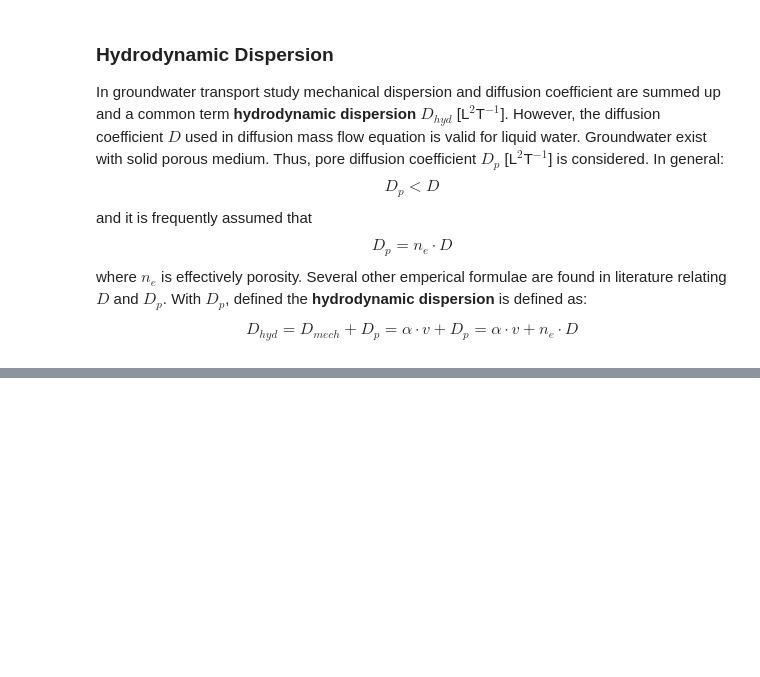
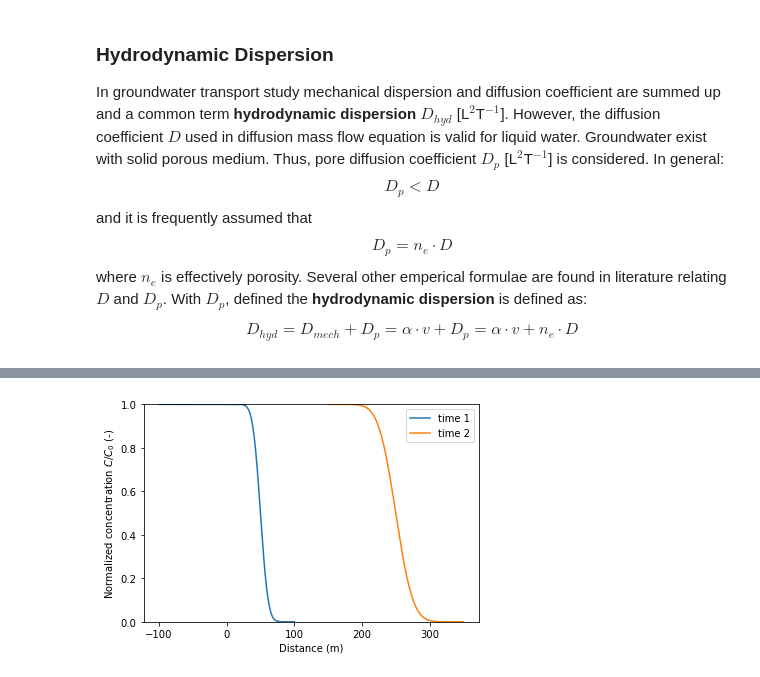
Before and after one commit to prabhasyadav/Groundwater-I, a Jupyter notebook: _sources/content/transport/21_1_adv_dis.ipynb, the cells around one changed output, grey strips where cells are left out. Drawn from its saved outputs; the diff is of its cells as text; code cells hidden in the pictures; blank space fills up the shorter version.

```diff
--- a/_sources/content/transport/21_1_adv_dis.ipynb
+++ b/_sources/content/transport/21_1_adv_dis.ipynb
@@ -340,0 +381,23 @@ $$
+# %%
+# simulating Ogata and Banks (1961) for evaluation dominant front.
+
+x = np.linspace(-100, 100, 1000)
+C0 = 10
+Dx = 4
+v = 5# change v and t together  to observe the dominant front.
+t = 10 #
+
+
+C = 0.5*C0*erfc((x-v*t)/(2*np.sqrt(Dx*t)))
+plt.plot(x, C/C0)
+
+t2 = t*5
+x1 = x + v*t2
+C1 = 0.5*C0*erfc((x1-v*t2)/(2*np.sqrt(Dx*t2)))
+plt.plot(x1, C1/C0)
+plt.ylim((0, 1))
+plt.ylabel(r"Normalized concentration $C/C_0$ (-)" )
+plt.xlabel("Distance (m)");
+plt.legend(["time 1", "time 2"]);
+# %% [output]
+[figure, added]
```
Also changed, not shown: parts of 23 cells of this notebook, 12 other files.
